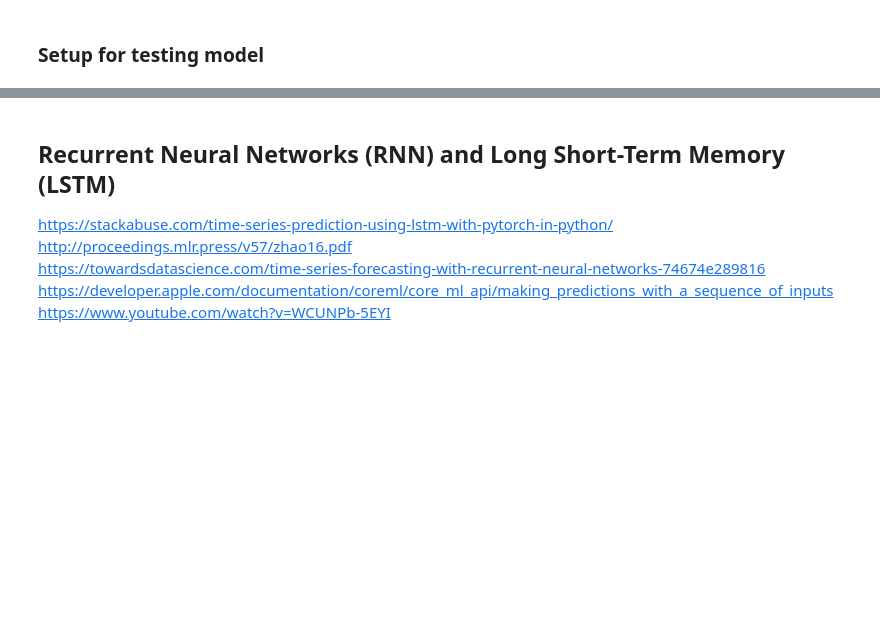
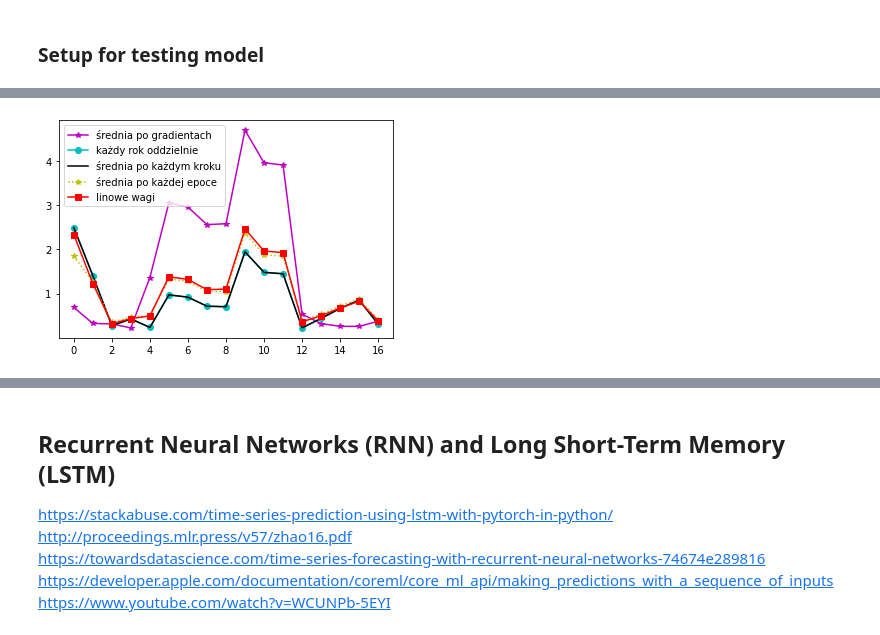
Before and after one commit to MarBry111/Forecast_Election_Poland, a Jupyter notebook: Model_I_3parameters.ipynb, the cells around one changed output, grey strips where cells are left out. Cells and saved outputs as stored; diff of their text form; code cells hidden in the pictures; blank space fills up the shorter version.

```diff
--- a/Model_I_3parameters.ipynb
+++ b/Model_I_3parameters.ipynb
@@ -340,0 +320,19 @@ plt.plot()
+# %%
+a_step = a_tmp
+# %%
+for epoch in range(10**4):
+    loss_p = 0
+    y = Y[0]
+    for i in range(X.shape[0]):
+        xi = prepare_input(y)
+        y = model_percent(a_step,xi)
+
+        grad = grad_percent(a_step,xi)#.reshape(18,16,3)
+        #grad = np.sum(grad, axis=0)
+        a_step = a_step - step*grad
+
+        loss_p += np.sum((model_percent(a_step,xi) - Y[i].reshape(-1,1))**2)
+
+    if epoch%1000==0:
+        print('loss sum:',loss_p)
+a_step.shape
@@ -340,0 +415,29 @@ plt.plot()
+# %%
+l_avg, o_avg = model(a_avg,X,Y)
+l_all, o_all = model(a_all,X,Y)
+l_step, o_step = model(a_step,X,Y)
+l_nxt, o_nxt = model(a_nxt,X,Y)
+l_wgth, o_wgth = model(a_wgth,X,Y)
+
+plt.plot(l_avg,'m-*')
+plt.plot(l_all,'c-o') # =='średnia po każdum kroku'
+plt.plot(l_step,'k-') # =='średnia po każdum kroku'
+plt.plot(l_nxt,'y:*')
+plt.plot(l_wgth,'r-s')
+
+#plt.plot([0,16],[np.mean(l_avg),np.mean(l_avg)],'m--')
+#plt.plot([0,16],[np.mean(l_all),np.mean(l_all)],'c--')
+#plt.plot([0,16],[np.mean(o_step),np.mean(o_step)],'k--')
+#plt.plot([0,16],[np.mean(l_nxt),np.mean(l_nxt)],'y--')
+#plt.plot([0,16],[np.mean(l_wgth),np.mean(l_wgth)],'r--')
+
+plt.legend(['średnia po gradientach',
+            'każdy rok oddzielnie',
+            'średnia po każdym kroku',
+            'średnia po każdej epoce',
+            'linowe wagi'
+            #,'log wagi'
+           ])
+plt.show()
+# %% [output]
+[figure, added]
```
Also changed, not shown: parts of 17 cells of this notebook, 2 other files.
